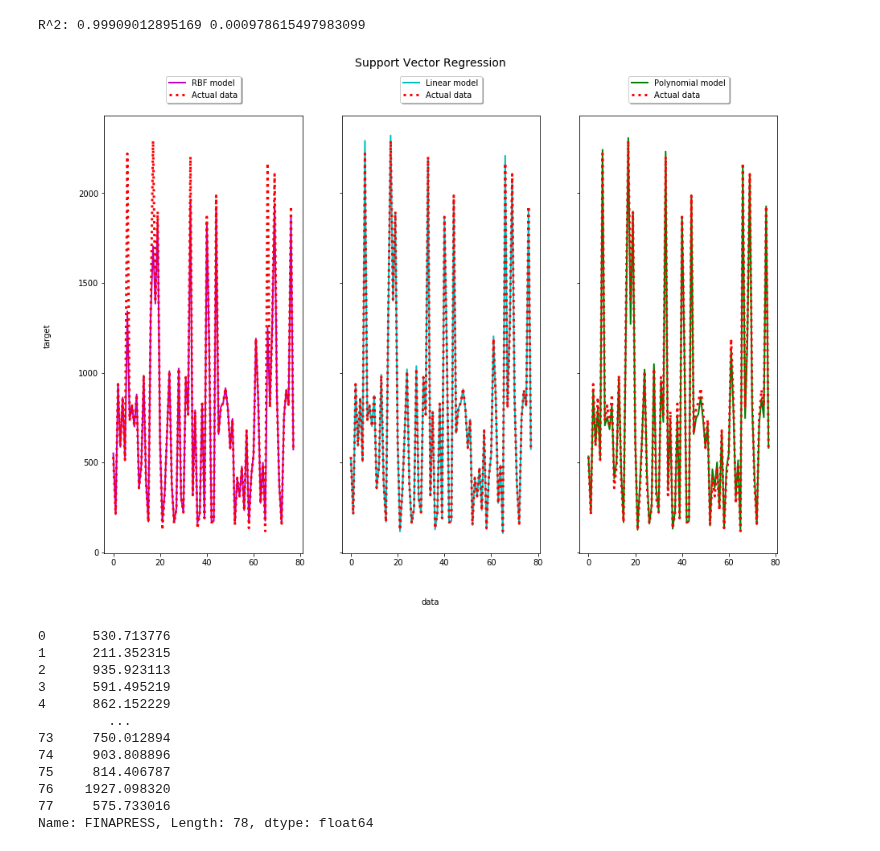
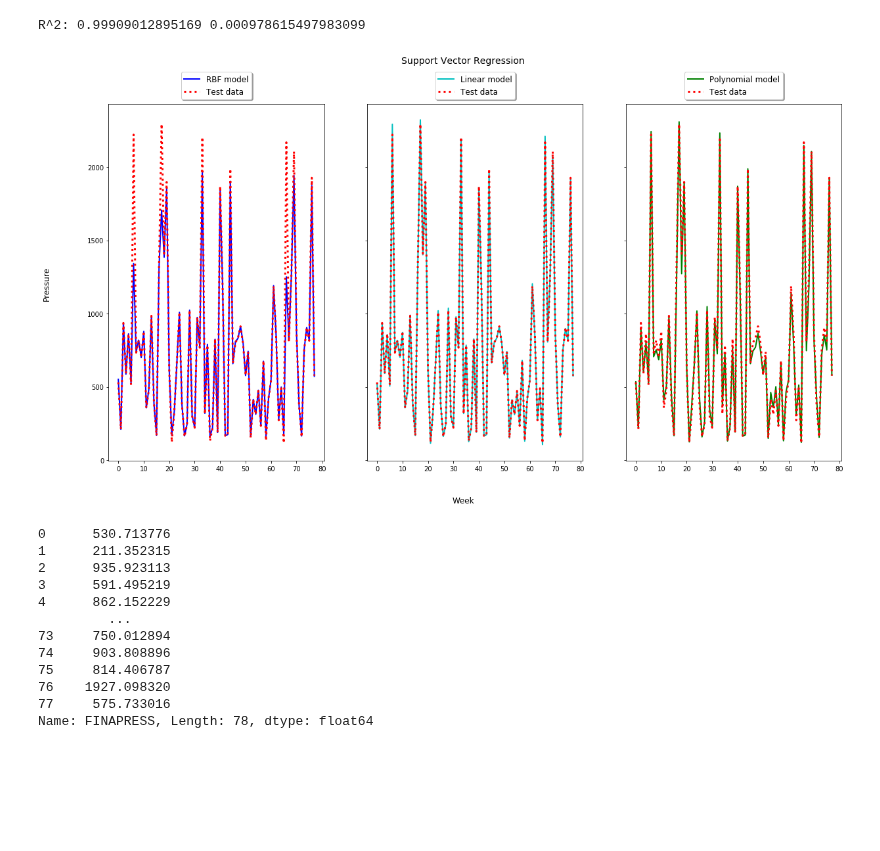
Before and after one commit to d8veone/Shale_well_Machine_Learning, a Jupyter notebook: Well_prediction.ipynb, the cells around one changed output. Saved outputs shown, nothing was run; the diff lists cells and outputs as text; code cells hidden in the pictures; blank space fills up the shorter version.

```diff
--- a/Well_prediction.ipynb
+++ b/Well_prediction.ipynb
@@ -236,27 +242,36 @@ print("R^2:", results.mean(), results.std())
 # %% [output]
 R^2: 0.99909012895169 0.000978615497983099
 # %%
-# Look at the results
-lw = 2
+def three_svr_plot(svr1, label1, svr2, label2, svr3, label3, testx, testy, labelx,labely ):
+    # Look at the results
+    lw = 2
 
-svrs = [svr_rbf, svr_lin, svr_poly]
-kernel_label = ['RBF', 'Linear', 'Polynomial']
-model_color = ['m', 'c', 'g']
+    svrs = [svr1, svr2, svr3]
+    kernel_label = [label1, label2, label3]
+    model_color = ['b', 'c', 'g']
 
-fig, axes = plt.subplots(nrows=1, ncols=3, figsize=(15, 10), sharey=True)
-for ix, svr in enumerate(svrs):
-    axes[ix].plot(svr.fit(X_train, y_train).predict(X_test), color=model_color[ix], lw=lw,
-                  label='{} model'.format(kernel_label[ix]))
-    axes[ix].plot(y_test.reset_index(drop=True), color='red', linestyle=':', lw=3,
-                  label='Actual data')
-    axes[ix].legend(loc='upper center', bbox_to_anchor=(0.5, 1.1),
-                    ncol=1, fancybox=True, shadow=True)
-fig.text(0.5, 0.04, 'data', ha='center', va='center')
-fig.text(0.06, 0.5, 'target', ha='center', va='center', rotation='vertical')
-fig.suptitle("Support Vector Regression", fontsize=14)
-plt.show()
+    fig, axes = plt.subplots(nrows=1, ncols=3, figsize=(20, 10), sharey=True)
+    for ix, svr in enumerate(svrs):
+        axes[ix].plot(svr.fit(X_train, y_train).predict(testx), color=model_color[ix], lw=lw,
+                      label='{} model'.format(kernel_label[ix]))
+        axes[ix].plot(testy.reset_index(drop=True), color='red', linestyle=':', lw=3,
+                      label='Test data')
+        axes[ix].legend(loc='upper center', bbox_to_anchor=(0.5, 1.1),
+                        ncol=1, fancybox=True, shadow=True, fontsize=12)
+    fig.text(0.5, 0.04, labelx, ha='center', va='center', fontsize=12)
+    fig.text(0.06, 0.5, labely, ha='center', va='center', rotation='vertical', fontsize=12)
+    fig.suptitle("Support Vector Regression", fontsize=14)
+    plt.show()
-# %% [output]
-[figure, removed]
+# %%
+three_svr_plot(svr_rbf, "RBF",
+               svr_lin, "Linear",
+               svr_poly, "Polynomial",
+               X_test,
+               y_test,
+               "Week",
+               "Pressure")
+# %% [output]
+[figure, added]
 # %%
 y_test.reset_index(drop=True)
 # %% [output]
```
Also changed, not shown: parts of 6 cells of this notebook.
